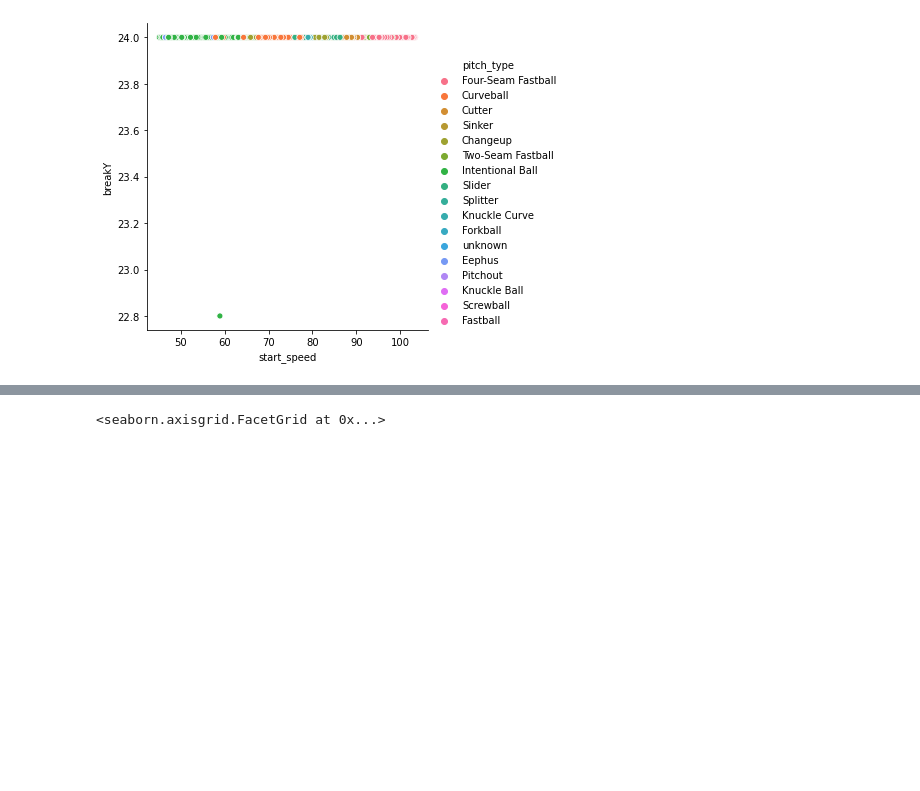
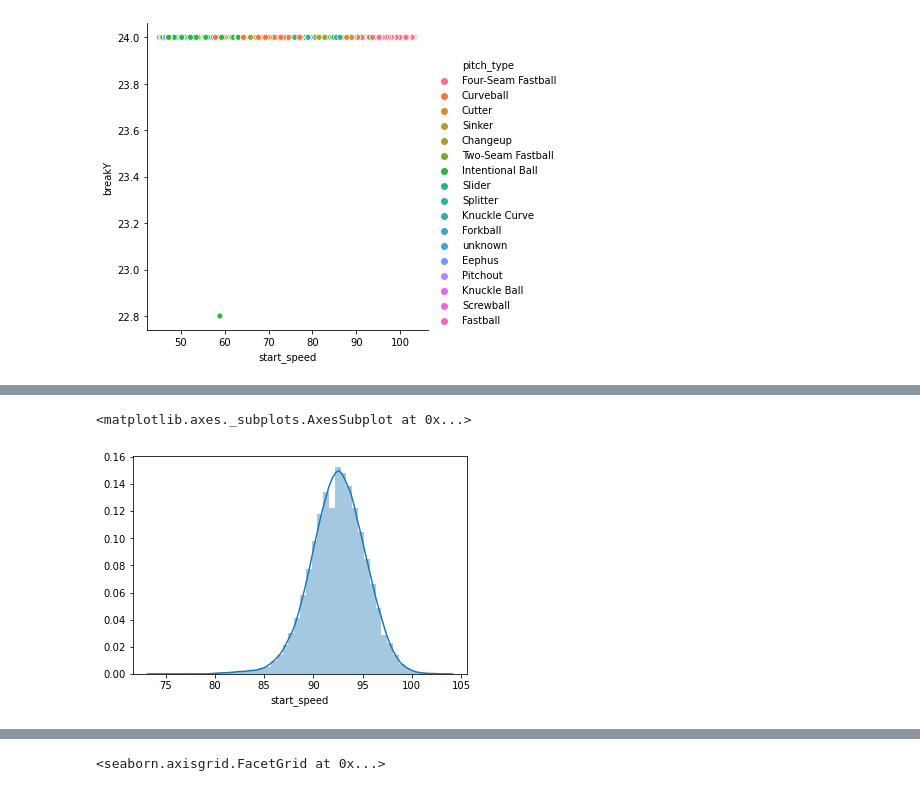
Before and after one commit to nps1984/DSC550, a Jupyter notebook: DSC550_NSalisbury_FinalProject_Final-Code.ipynb, the cells around one changed output, grey strips where cells are left out. Saved outputs shown, nothing was run; the diff lists cells and outputs as text; code cells hidden in the pictures; blank space fills up the shorter version.

```diff
--- a/DSC550_NSalisbury_FinalProject_Final-Code.ipynb
+++ b/DSC550_NSalisbury_FinalProject_Final-Code.ipynb
@@ -235,0 +261,5 @@ sns.relplot(x="start_speed",y="breakY",hue="pitch_type",data=df2015)
+# %%
+sns.distplot(df2015[df2015['pitch_type']=='Four-Seam Fastball']['start_speed'])
+# %% [output]
+<matplotlib.axes._subplots.AxesSubplot at 0x...>
+[figure, added]
```
Also changed, not shown: parts of 7 cells of this notebook.
